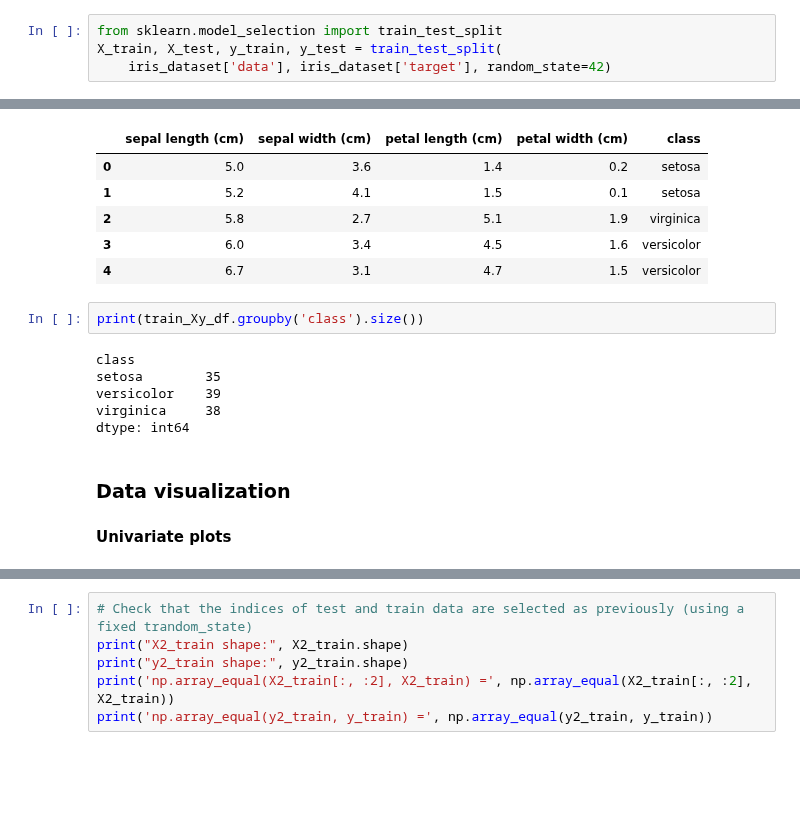
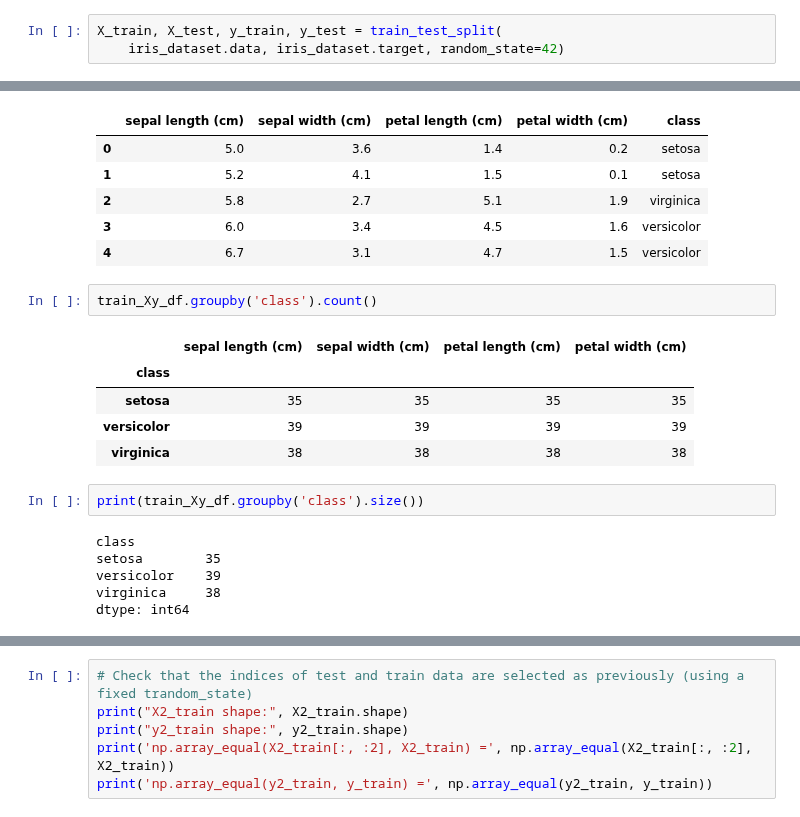
Before and after one commit to oercompbiomed/CBM101, a Jupyter notebook: F_Machine_learning/2_Supervised-Learning/1_Scikit-learn_basics.ipynb, the cells around one changed output, grey strips where cells are left out. Drawn from its saved outputs; the diff is of its cells as text; blank space fills up the shorter version.

```diff
--- a/F_Machine_learning/2_Supervised-Learning/1_Scikit-learn_basics.ipynb
+++ b/F_Machine_learning/2_Supervised-Learning/1_Scikit-learn_basics.ipynb
@@ -218,7 +282,6 @@ Fix a `random_state` for reproducibility: `train_test_split` splits arrays or ma
 # %%
-from sklearn.model_selection import train_test_split
 X_train, X_test, y_train, y_test = train_test_split(
-    iris_dataset['data'], iris_dataset['target'], random_state=42)
+    iris_dataset.data, iris_dataset.target, random_state=42)
 # %%
 print("X_train shape:", X_train.shape)
 print("y_train shape:", y_train.shape)
@@ -299,6 +373,14 @@ train_Xy_df.head()
 | 2 | 5.8 | 2.7 | 5.1 | 1.9 | virginica |
 | 3 | 6.0 | 3.4 | 4.5 | 1.6 | versicolor |
 | 4 | 6.7 | 3.1 | 4.7 | 1.5 | versicolor |
+# %%
+train_Xy_df.groupby('class').count()
+# %% [output]
+|  | sepal length (cm) | sepal width (cm) | petal length (cm) | petal width (cm) |
+| class |  |  |  |  |
+| setosa | 35 | 35 | 35 | 35 |
+| versicolor | 39 | 39 | 39 | 39 |
+| virginica | 38 | 38 | 38 | 38 |
 # %%
 print(train_Xy_df.groupby('class').size())
 # %% [output]
@@ -307,7 +389,3 @@ setosa        35
 versicolor    39
 virginica     38
 dtype: int64
-# %% [markdown]
-### Data visualization
-# %% [markdown]
-**Univariate plots**
```
Also changed, not shown: parts of 52 cells of this notebook.
